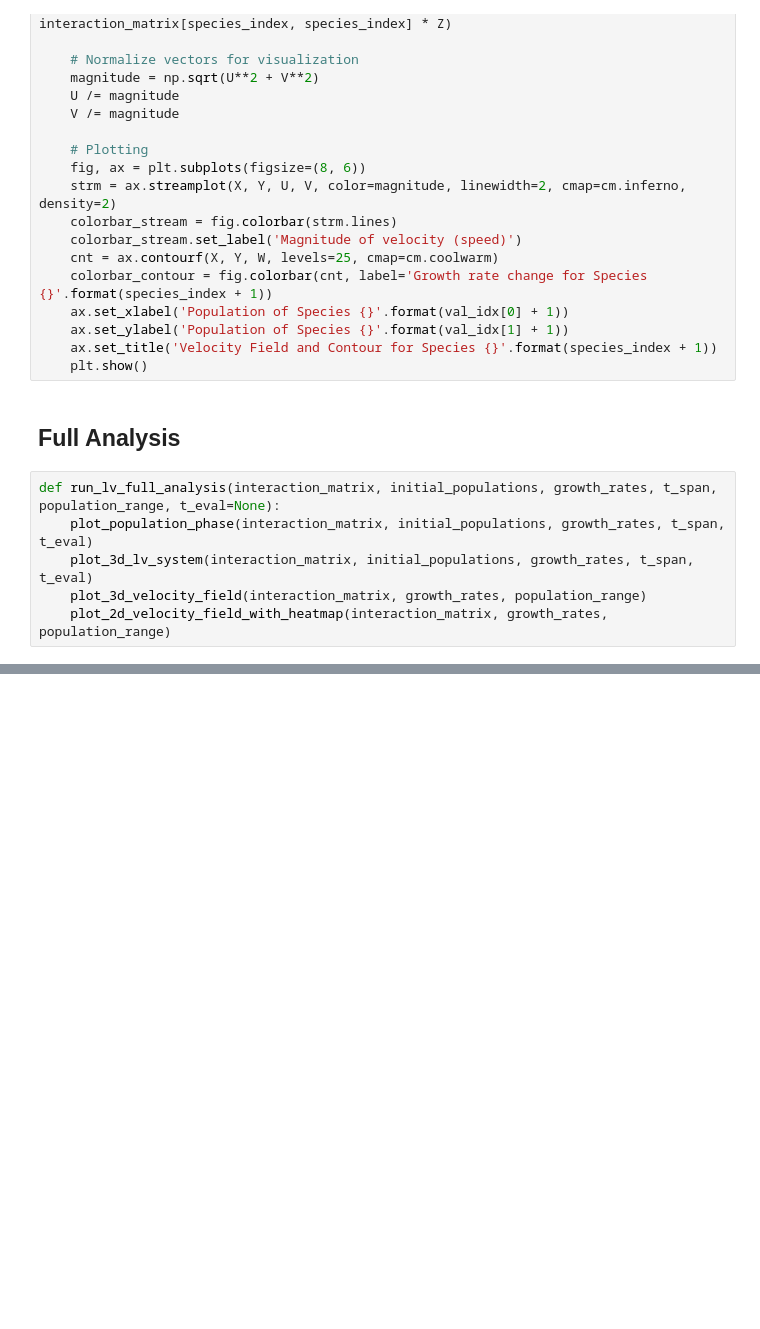
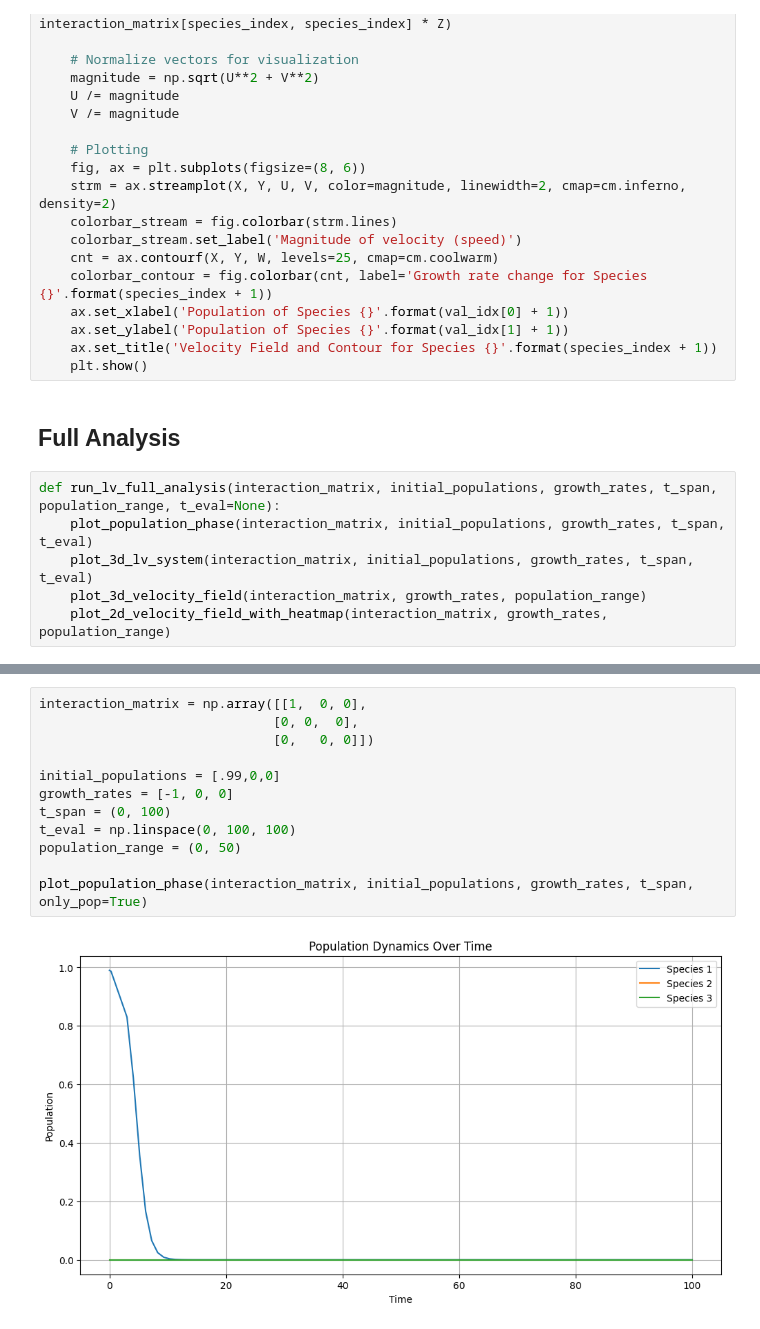
Before and after one commit to HumanRupert/stochastic_processes_project, a Jupyter notebook: main.ipynb, the cells around one changed output, grey strips where cells are left out. Drawn from its saved outputs; the diff is of its cells as text; blank space fills up the shorter version.

```diff
--- a/main.ipynb
+++ b/main.ipynb
@@ -286 +345,15 @@ run_lv_full_analysis(interaction_matrix, initial_populations, growth_rates, t_sp
+# %%
+interaction_matrix = np.array([[1,  0, 0],
+                              [0, 0,  0],
+                              [0,   0, 0]])
+
+initial_populations = [.99,0,0]
+growth_rates = [-1, 0, 0]
+t_span = (0, 100)
+t_eval = np.linspace(0, 100, 100)
+population_range = (0, 50)
+
+plot_population_phase(interaction_matrix, initial_populations, growth_rates, t_span, only_pop=True)
+# %% [output]
+[figure, added]
 # %% [markdown]
```
Also changed, not shown: parts of 25 cells of this notebook.
